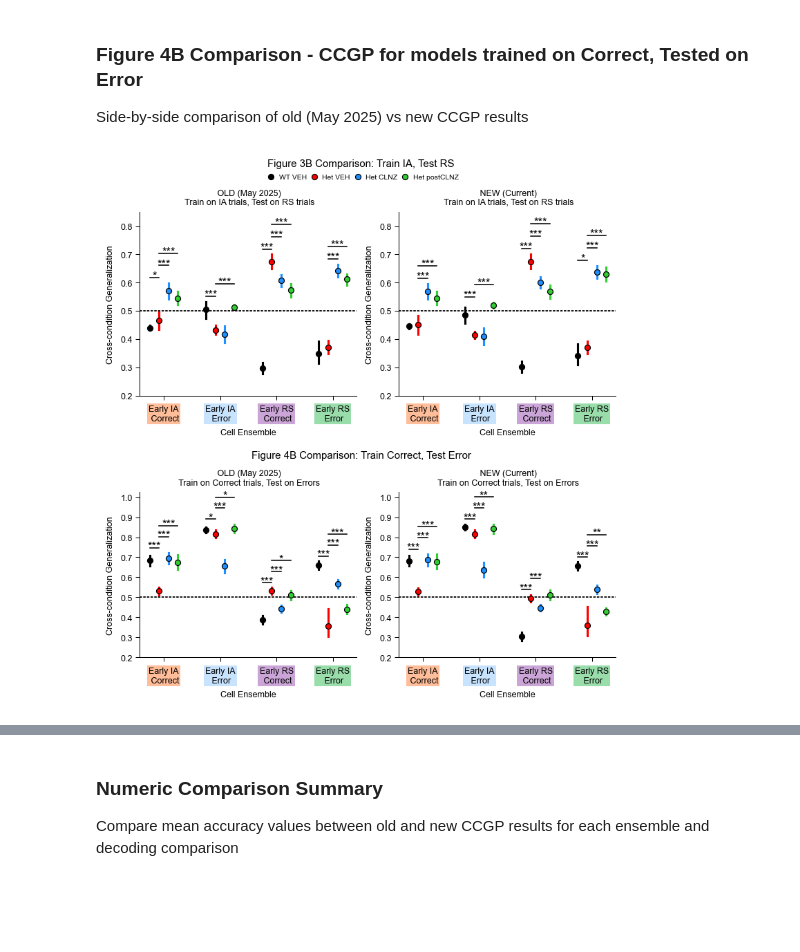
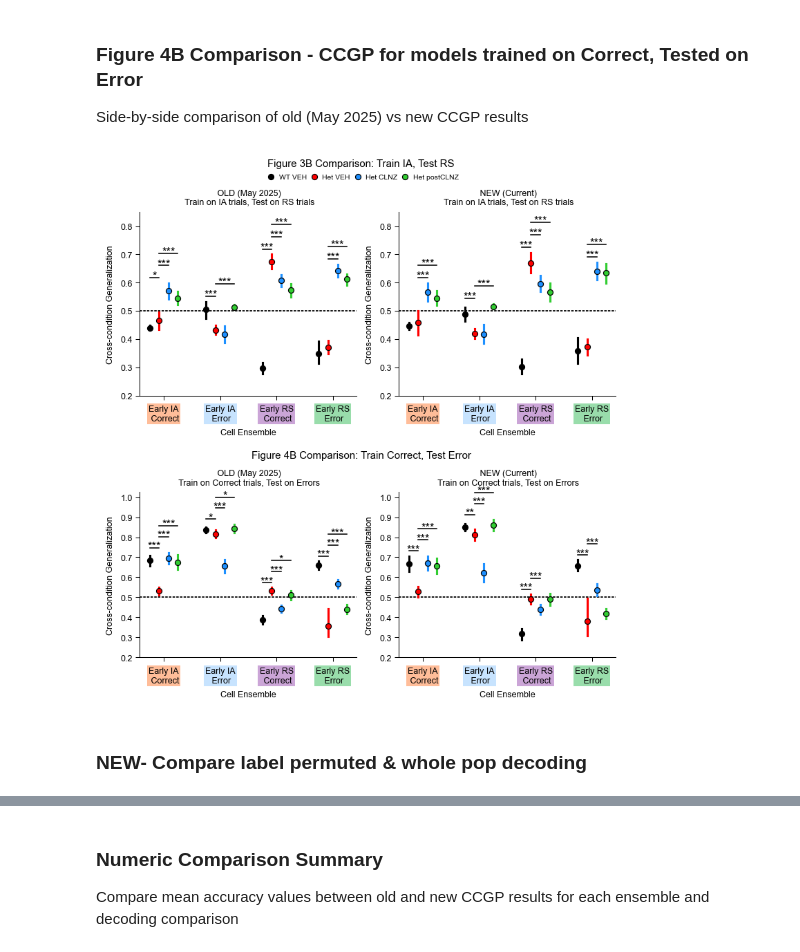
Before and after one commit to cjohnsoncruz/dlx56_mPFC_1p_SohalLab, a Jupyter notebook: code/Revisions- Fig 3-7 & Sup Fig 1-2 v3_ compare CCG_SVM_weights.ipynb, the cells around one changed output, grey strips where cells are left out. Drawn from its saved outputs; the diff is of its cells as text; code cells hidden in the pictures; blank space fills up the shorter version.

```diff
--- a/code/Revisions- Fig 3-7 & Sup Fig 1-2 v3_ compare CCG_SVM_weights.ipynb
+++ b/code/Revisions- Fig 3-7 & Sup Fig 1-2 v3_ compare CCG_SVM_weights.ipynb
@@ -194,7 +194,7 @@ decoding_type_to_var = {
     'out_of_distribution_single_stage': 'decode_out_distrib_single_stage',
 }
 ## choose run record to draw
-run_record_loc = r'C:\Users\13car\Dropbox\local_github_repos_personal\dlx56_mPFC_1p_SohalLab\results\figure_5_prep_mid_decoding figures_31_Jan_2026'
+run_record_loc = r'C:\Users\13car\Dropbox\local_github_repos_personal\dlx56_mPFC_1p_SohalLab\results\figure_5_prep_mid_decoding figures_12_Feb_2026'
 # run_record_loc = r'C:\\Users\\13car\\Dropbox\\local_github_repos_personal\\dlx56_mPFC_1p_SohalLab\\results\\figure_5_prep_mid_decoding figures_24_Jan_2026'
 generalize_svm_record_file = f"Decoder- Out of Distribution - run version record.csv"
 #collect info on current runs to read them into notebook
@@ -1349,33 +1357,33 @@ posthoc_df_old_4b = plot_cross_condition_generalization_performance(
     axes[0], decode_out_distrib_old,
     decoding_col='classes decoded', decode_comp=decode_comp_4b,
     enriched_group='enriched_group', ensembles_to_plot=ensembles_4b,
     posthoc_comparisons=preset_comparison_list, marker_params=geno_color_dict_no_errorbar,
     ylim=[0.2, 1.025], scale=1.,
     verbose_titles=['OLD (May 2025)', verbose_dicts[train_data][1]])
 
 add_xtick_color_boxes(axes[0], ensembles_4b, stage_palette_dict)
 if axes[0].get_legend():
     axes[0].get_legend().remove()
 
 # New data (right)
 posthoc_df_new_4b = plot_cross_condition_generalization_performance(
     axes[1], decode_out_distrib,
     decoding_col='classes decoded', decode_comp=decode_comp_4b,
     enriched_group='enriched_group', ensembles_to_plot=ensembles_4b,
     posthoc_comparisons=preset_comparison_list, marker_params=geno_color_dict_no_errorbar,
     ylim=[0.2, 1.025], verbose_titles=['NEW (Current)', verbose_dicts[train_data][1]], scale=1.)
 add_xtick_color_boxes(axes[1], ensembles_4b, stage_palette_dict)
 
 # Shared legend
 hand, labs = axes[1].get_legend_handles_labels()
 if axes[1].get_legend():
     axes[1].get_legend().remove()# subfigs[1].legend(hand, labs, bbox_to_anchor=(0.5, 1.0), loc='lower center', ncols=4, frameon=False, title=None)
 subfigs[1].suptitle('Figure 4B Comparison: Train Correct, Test Error')
 
 ## save combined subfigures into 1 figure
-fig_name_3b = "Fig 3B CCG Train_IA Test_RS"
-fig_name_4b = "Fig 4B Train_Correct Test_Error"
 combined_fig_name = f"CCG_Compare_Fig3B_Fig4B_Paper_vs_New"
 fig.savefig(results_loc_ccg_compare / f"{combined_fig_name}.png", dpi=300)
 # %% [output]
-[figure, old version]
+[figure, new version]
+# %% [markdown]
+### NEW- Compare label permuted & whole pop decoding
```
Also changed, not shown: parts of 54 cells of this notebook, 1 other file.
